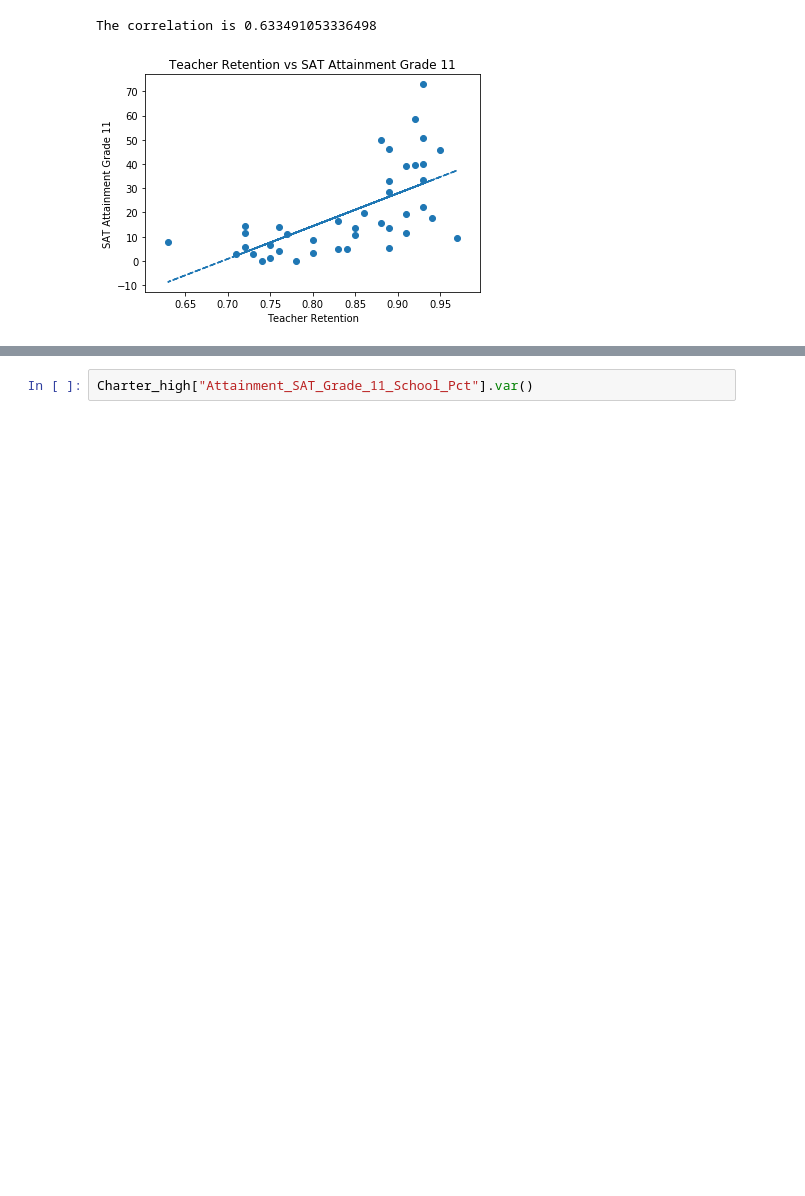
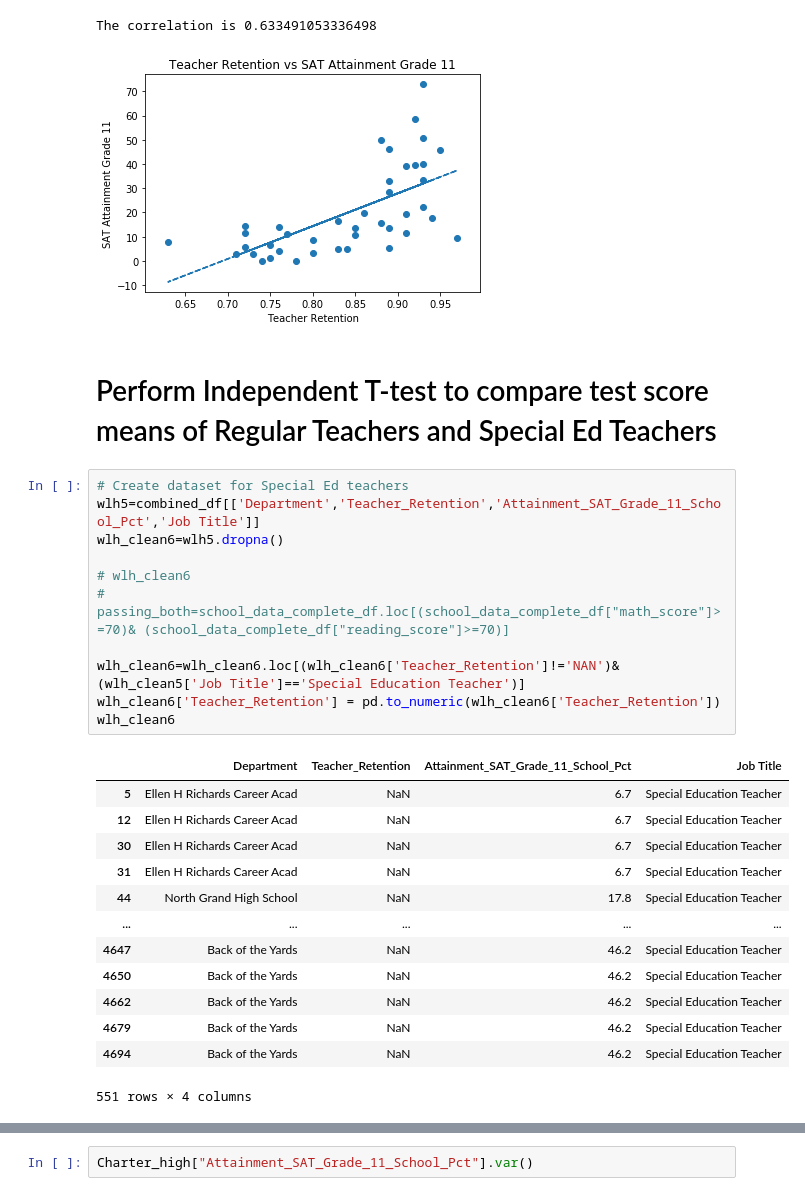
Before and after one commit to RiverJAM/CPS_Data_Analysis, a Jupyter notebook: playing_pies_watasha.ipynb, the cells around one changed output, grey strips where cells are left out. Cells and saved outputs as stored; diff of their text form; blank space fills up the shorter version.

```diff
--- a/playing_pies_watasha.ipynb
+++ b/playing_pies_watasha.ipynb
@@ -331,3 +334,30 @@ print(f'The correlation is {correlation[0]}')
 # %% [output]
 The correlation is 0.633491053336498
 [figure]
+# %% [markdown]
+# Perform Independent T-test to compare test score means of Regular Teachers and Special Ed Teachers
+# %%
+# Create dataset for Special Ed teachers
+wlh5=combined_df[['Department','Teacher_Retention','Attainment_SAT_Grade_11_School_Pct','Job Title']]
+wlh_clean6=wlh5.dropna()
+
+# wlh_clean6
+# passing_both=school_data_complete_df.loc[(school_data_complete_df["math_score"]>=70)& (school_data_complete_df["reading_score"]>=70)]
+
+wlh_clean6=wlh_clean6.loc[(wlh_clean6['Teacher_Retention']!='NAN')&(wlh_clean5['Job Title']=='Special Education Teacher')]
+wlh_clean6['Teacher_Retention'] = pd.to_numeric(wlh_clean6['Teacher_Retention'])
+wlh_clean6
+# %% [output]
+|  | Department | Teacher_Retention | Attainment_SAT_Grade_11_School_Pct | Job Title |
+| 5 | Ellen H Richards Career Acad | NaN | 6.7 | Special Education Teacher |
+| 12 | Ellen H Richards Career Acad | NaN | 6.7 | Special Education Teacher |
+| 30 | Ellen H Richards Career Acad | NaN | 6.7 | Special Education Teacher |
+| 31 | Ellen H Richards Career Acad | NaN | 6.7 | Special Education Teacher |
+| 44 | North Grand High School | NaN | 17.8 | Special Education Teacher |
+| ... | ... | ... | ... | ... |
+| 4647 | Back of the Yards | NaN | 46.2 | Special Education Teacher |
+| 4650 | Back of the Yards | NaN | 46.2 | Special Education Teacher |
+| 4662 | Back of the Yards | NaN | 46.2 | Special Education Teacher |
+| 4679 | Back of the Yards | NaN | 46.2 | Special Education Teacher |
+| 4694 | Back of the Yards | NaN | 46.2 | Special Education Teacher |
+551 rows × 4 columns
```
Also changed, not shown: parts of 6 cells of this notebook.
